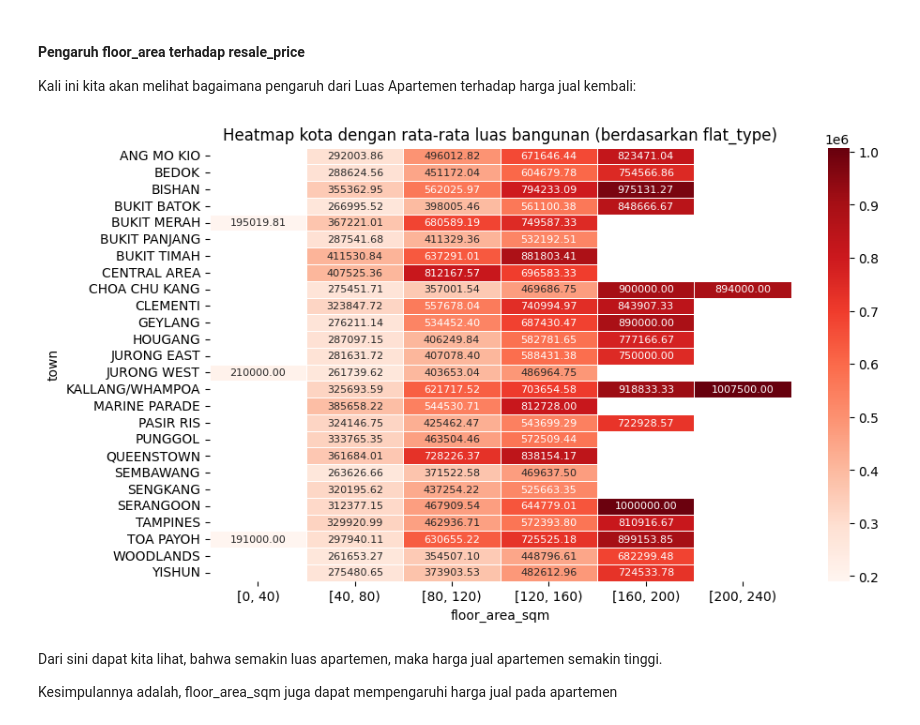
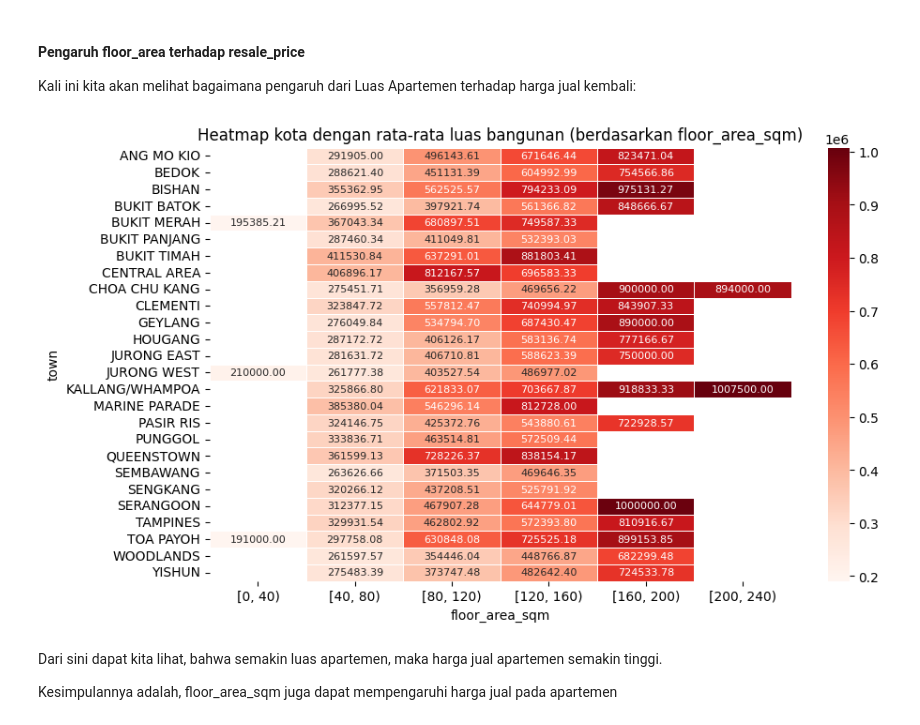
Before and after one commit to mhmhatta/SGResalePrice, a Jupyter notebook: Tubes PML Kelompok GaNi.ipynb, the cells around one changed output. Saved outputs shown, nothing was run; the diff lists cells and outputs as text; code cells hidden in the pictures.

```diff
--- a/Tubes PML Kelompok GaNi.ipynb
+++ b/Tubes PML Kelompok GaNi.ipynb
@@ -386,6 +390,4 @@ df.iloc[true_indices]
 # %% [markdown]
 Setelah benar benar yakin akan menghapus dataset tersebut, maka kita akan menghapus data diatas dengan menggunakan fungsi drop
 # %%
-df = df.drop_duplicates()
-
-df
+df = df.drop_duplicates().reset_index(drop=True)
@@ -565,20 +569,20 @@ Kali ini kita akan melihat bagaimana pengaruh dari Luas Apartemen terhadap harga
 # %%
 # Menentukan urutan kategori flat_type
 floor_area_sqm_order = pd.cut(df['floor_area_sqm'], bins=range(0, 250, 40), right=False)
 
 # Menghitung rata-rata resale_price_per_sqm untuk setiap flat_type dan kota
 average_price_per_floor_area_sqm = df.groupby(['town', floor_area_sqm_order])['resale_price'].mean().reset_index()
 
 # Membuat cross-tabulation untuk heatmap dengan rata-rata
 data_collab = pd.crosstab(average_price_per_floor_area_sqm['town'], average_price_per_floor_area_sqm['floor_area_sqm'], values=average_price_per_floor_area_sqm['resale_price'], aggfunc='mean')
 
 # Membuat heatmap
 plt.figure(figsize=(10, 6))
 sns.heatmap(data_collab, cmap='Reds', annot=True, fmt='.2f', linewidths=.5, annot_kws={'size': 8})
-plt.title("Heatmap kota dengan rata-rata luas bangunan (berdasarkan flat_type)")
+plt.title("Heatmap kota dengan rata-rata luas bangunan (berdasarkan floor_area_sqm)")
 plt.show()
 # %% [output]
-[figure, old version]
+[figure, new version]
 # %% [markdown]
 Dari sini dapat kita lihat, bahwa semakin luas apartemen, maka harga jual apartemen semakin tinggi.
 
```
Also changed, not shown: parts of 36 cells of this notebook.
